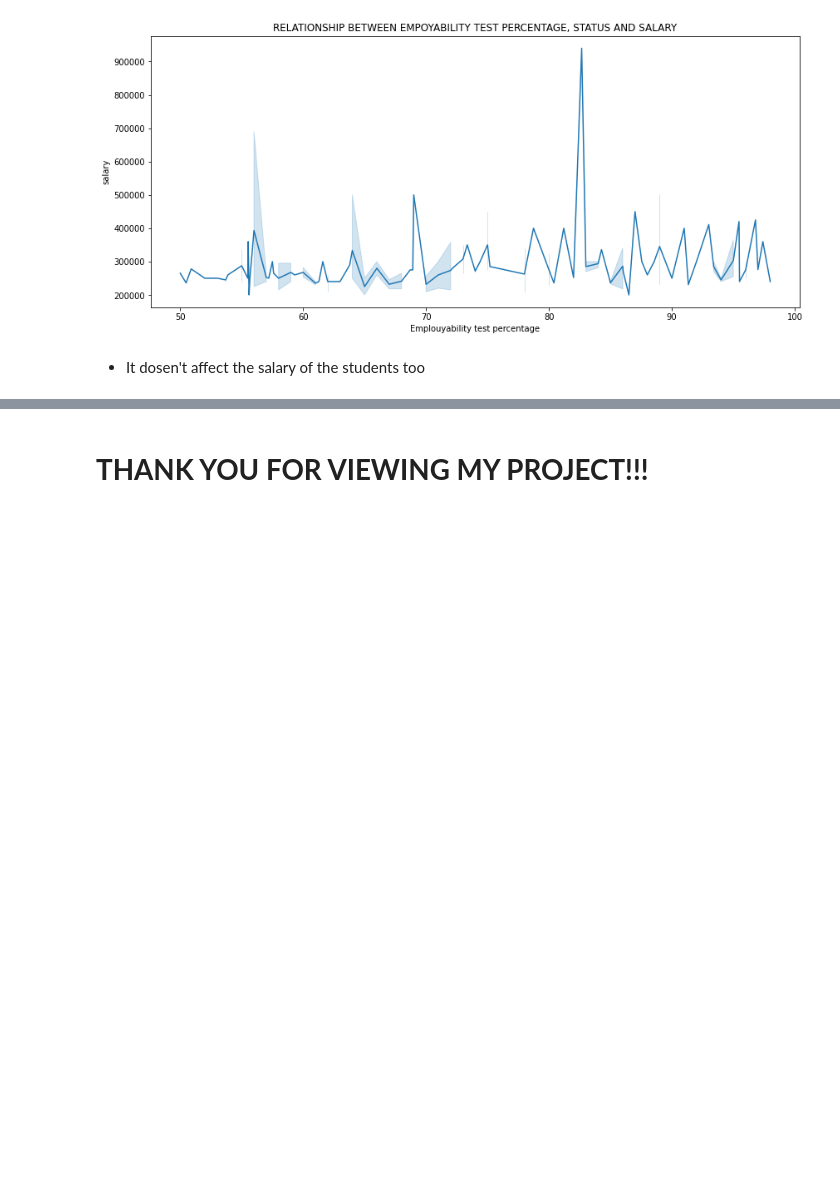
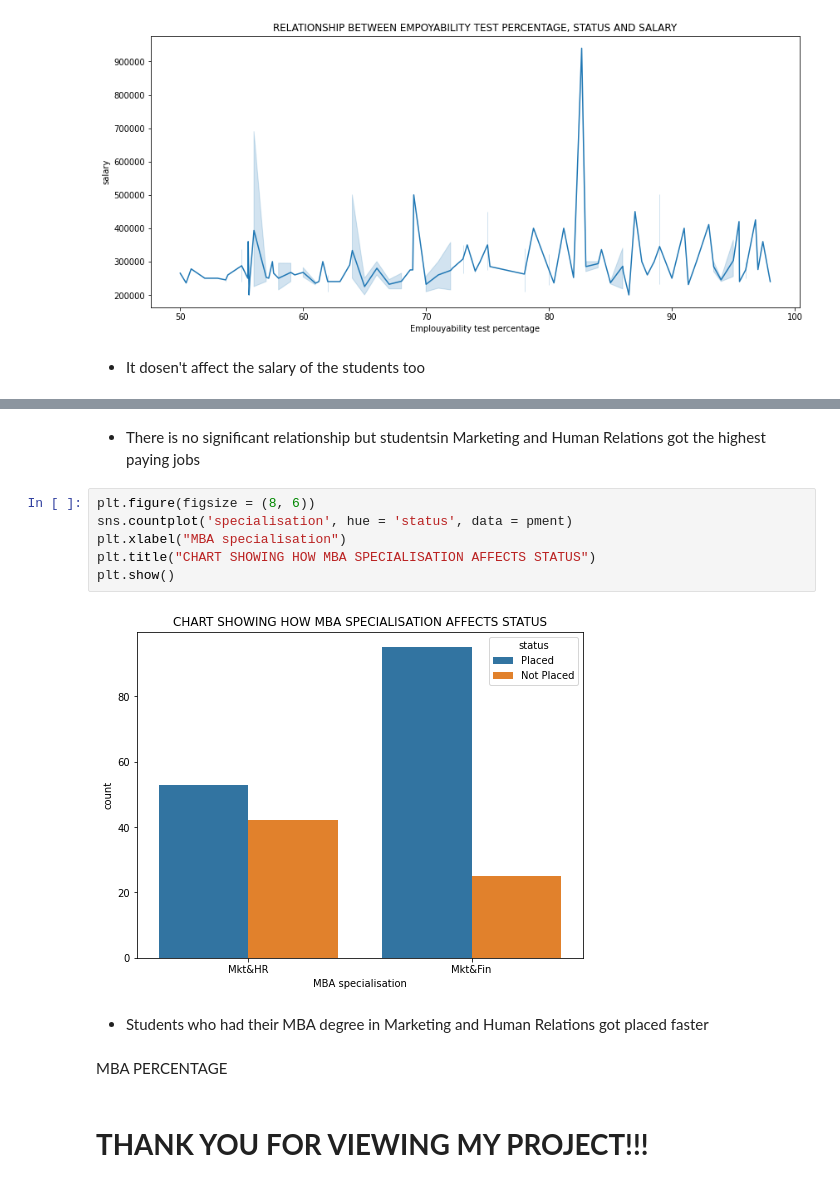
Before and after one commit to devchoplife/Campus-placement, a Jupyter notebook: school_placement.ipynb, the cells around one changed output, grey strips where cells are left out. Cells and saved outputs as stored; diff of their text form; blank space fills up the shorter version.

```diff
--- a/school_placement.ipynb
+++ b/school_placement.ipynb
@@ -502,2 +525,16 @@ plt.show()
+# %% [markdown]
+* There is no significant relationship but studentsin Marketing and Human Relations got the highest paying jobs
+# %%
+plt.figure(figsize = (8, 6))
+sns.countplot('specialisation', hue = 'status', data = pment)
+plt.xlabel("MBA specialisation")
+plt.title("CHART SHOWING HOW MBA SPECIALISATION AFFECTS STATUS")
+plt.show()
+# %% [output]
+[figure, added]
+# %% [markdown]
+* Students who had their MBA degree in Marketing and Human Relations got placed faster
+# %% [markdown]
+MBA PERCENTAGE
 # %% [markdown]
 # **THANK YOU FOR VIEWING MY PROJECT!!!**
```
Also changed, not shown: parts of 6 cells of this notebook.
